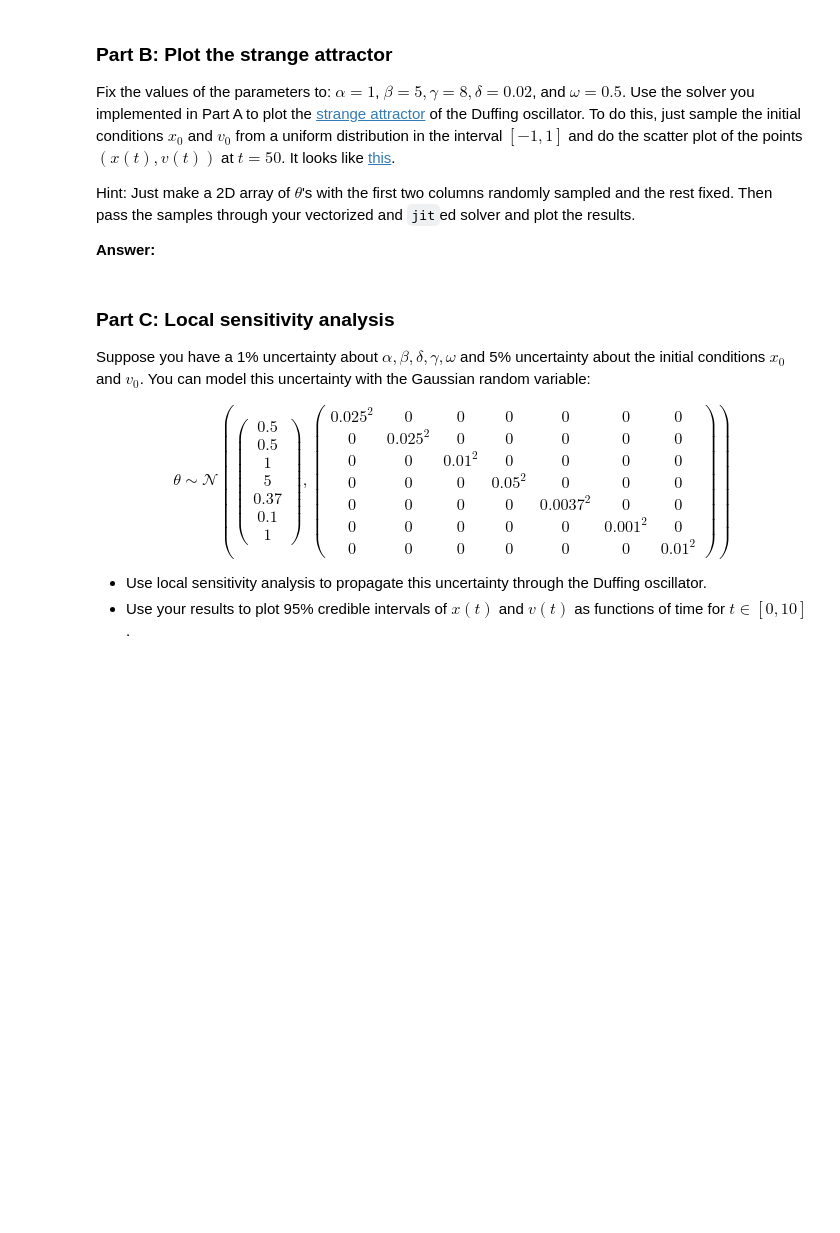
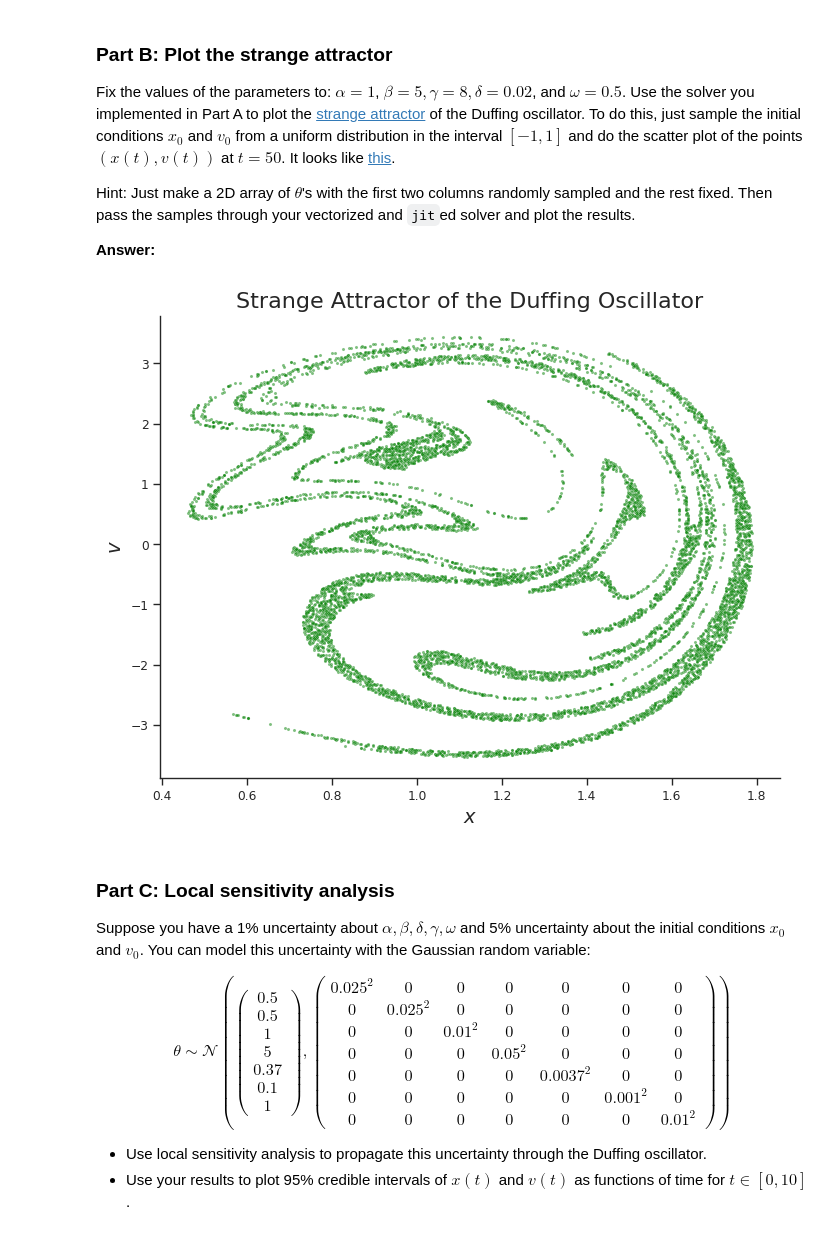
Before and after one commit to Shaunak-Mukherjee/ME697-advanced-scientific-machine-learning, a Jupyter notebook: ME697_02_homework_Shaunak_final.ipynb, the cells around one changed output. Saved outputs shown, nothing was run; the diff lists cells and outputs as text; code cells hidden in the pictures; blank space fills up the shorter version.

```diff
--- a/ME697_02_homework_Shaunak_final.ipynb
+++ b/ME697_02_homework_Shaunak_final.ipynb
@@ -57,6 +64,3 @@ Modify the code of [this example](https://predictivesciencelab.github.io/advance
 Make sure your code can be vectorized with respect to $\theta$ and that it can be `jit`ed.
 
 **Answer:**
-# %%
-alpha, beta, gamma, delta, omega = theta[:5]
-theta[:5]
@@ -141,3 +113,57 @@ Hint: Just make a 2D array of $\theta$'s with the first two columns randomly sam
+# %%
+# Your response in code and markdown cells here
+
+# Fixed parameters
+alpha = 1.0
+beta = 5.0
+gamma = 8.0
+delta = 0.02
+omega = 0.5
+
+num_samples = 10_000
+
+# Generate random initial conditions
+key = jax.random.PRNGKey(0)
+x0_samples = jax.random.uniform(key, (num_samples,), minval=-1.0, maxval=1.0)
+
+key, subkey = jax.random.split(key)
+v0_samples = jax.random.uniform(subkey, (num_samples,), minval=-1.0, maxval=1.0)
+
+
+# Create theta array with random initial conditions and fixed parameters
+theta_samples = jnp.column_stack([
+    x0_samples,
+    v0_samples,
+    jnp.full(num_samples, alpha),
+    jnp.full(num_samples, beta),
+    jnp.full(num_samples, gamma),
+    jnp.full(num_samples, delta),
+    jnp.full(num_samples, omega)
+])
+
+# Solve the Duffing oscillator for each set of initial conditions
+v_solve_duffing = jax.vmap(solver_duff_oscil)
+sol_samples = v_solve_duffing(theta_samples)
+
+# Extract x and v at t=50
+final_states = sol_samples.ys[:, -1, :]
+x_at_50, v_at_50 = final_states[:, 0], final_states[:, 1]
+
+# Scatter plot for the strange attractor
+plt.figure(figsize=(8, 6))
+sns.scatterplot(x=x_at_50, y=v_at_50, s=5, color="g", alpha=0.5)
+
+# Labels and title
+plt.xlabel("$x$", fontsize=14)
+plt.ylabel("$v$", fontsize=14)
+plt.title("Strange Attractor of the Duffing Oscillator", fontsize=16)
+
+# Remove grid for a cleaner look
+sns.despine()
+
+plt.show()
+# %% [output]
+[figure, added]
 # %% [markdown]
 ### Part C: Local sensitivity analysis
 
```
Also changed, not shown: parts of 8 cells of this notebook.
